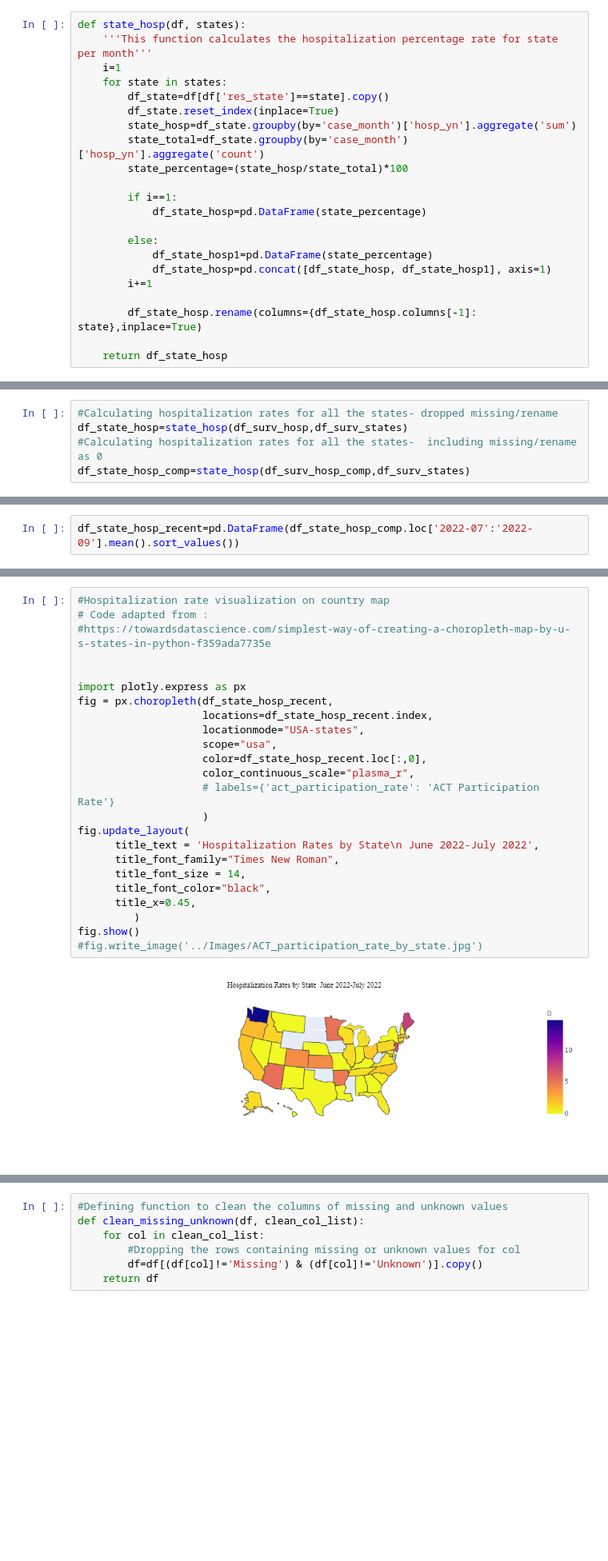
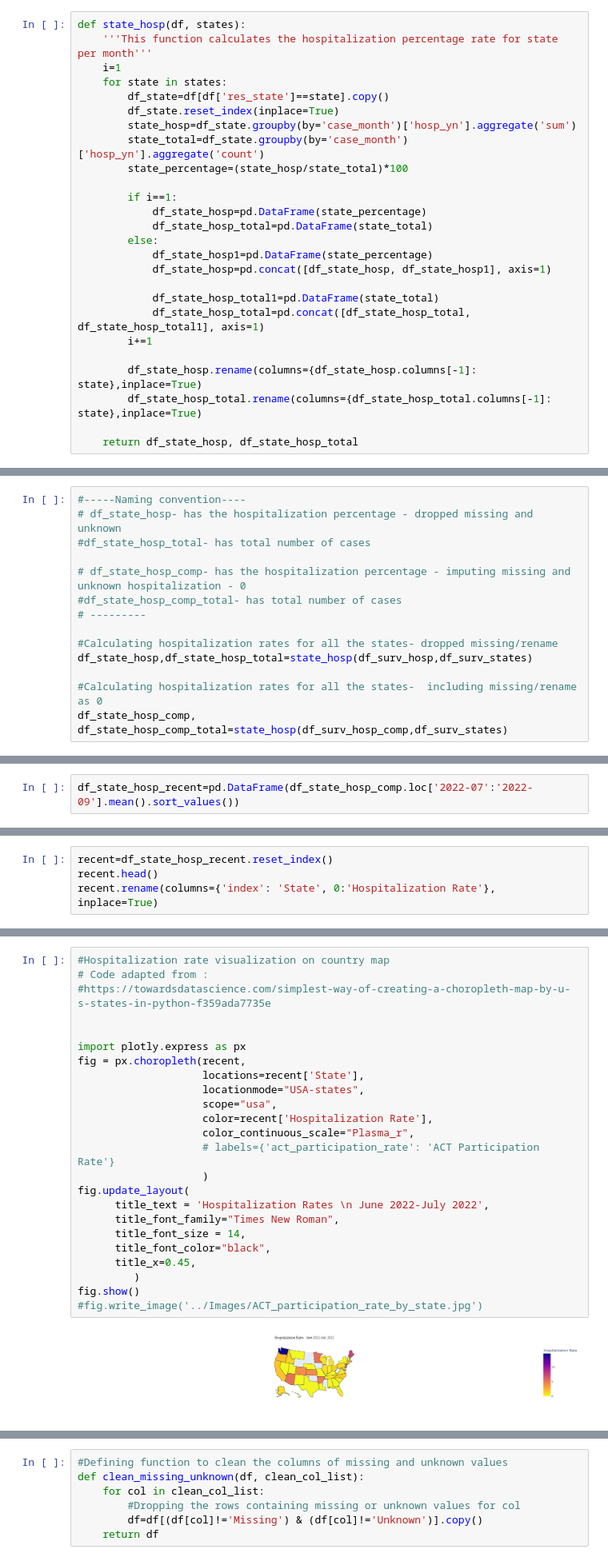
Before and after one commit to DeeVerma1/Project-4, a Jupyter notebook: code/02.3-EDA_COVID_Surveillance.ipynb, the cells around one changed output, grey strips where cells are left out. Shown at 80% size. Saved outputs shown, nothing was run; the diff lists cells and outputs as text; blank space fills up the shorter version.

```diff
--- a/code/02.3-EDA_COVID_Surveillance.ipynb
+++ b/code/02.3-EDA_COVID_Surveillance.ipynb
@@ -640,15 +735,19 @@ def state_hosp(df, states):
 
         if i==1:
             df_state_hosp=pd.DataFrame(state_percentage)
-
+            df_state_hosp_total=pd.DataFrame(state_total)
         else:
             df_state_hosp1=pd.DataFrame(state_percentage)
             df_state_hosp=pd.concat([df_state_hosp, df_state_hosp1], axis=1)
+
+            df_state_hosp_total1=pd.DataFrame(state_total)
+            df_state_hosp_total=pd.concat([df_state_hosp_total, df_state_hosp_total1], axis=1)
         i+=1
 
         df_state_hosp.rename(columns={df_state_hosp.columns[-1]: state},inplace=True)
+        df_state_hosp_total.rename(columns={df_state_hosp_total.columns[-1]: state},inplace=True)
 
-    return df_state_hosp
+    return df_state_hosp, df_state_hosp_total
 # %%
 def plot_state_hosp(df_state_hosp,states):
     '''This function creates the time plot of hospitalization rate for state'''
@@ -663,7 +762,16 @@ def plot_state_hosp(df_state_hosp,states):
     plt.legend();
     return
 # %%
+#-----Naming convention----
+# df_state_hosp- has the hospitalization percentage - dropped missing and unknown
+#df_state_hosp_total- has total number of cases
+
+# df_state_hosp_comp- has the hospitalization percentage - imputing missing and unknown hospitalization - 0
+#df_state_hosp_comp_total- has total number of cases
+# ---------
+
 #Calculating hospitalization rates for all the states- dropped missing/rename
-df_state_hosp=state_hosp(df_surv_hosp,df_surv_states)
+df_state_hosp,df_state_hosp_total=state_hosp(df_surv_hosp,df_surv_states)
+
 #Calculating hospitalization rates for all the states-  including missing/rename as 0
-df_state_hosp_comp=state_hosp(df_surv_hosp_comp,df_surv_states)
+df_state_hosp_comp, df_state_hosp_comp_total=state_hosp(df_surv_hosp_comp,df_surv_states)
@@ -748,0 +891,4 @@ df_state_hosp_recent.head()
+# %%
+recent=df_state_hosp_recent.reset_index()
+recent.head()
+recent.rename(columns={'index': 'State', 0:'Hospitalization Rate'}, inplace=True)
@@ -749,26 +899,26 @@ df_state_hosp_recent.head()
 # %%
 #Hospitalization rate visualization on country map
 # Code adapted from :
 #https://towardsdatascience.com/simplest-way-of-creating-a-choropleth-map-by-u-s-states-in-python-f359ada7735e
 
 
 import plotly.express as px
-fig = px.choropleth(df_state_hosp_recent,
-                    locations=df_state_hosp_recent.index,
+fig = px.choropleth(recent,
+                    locations=recent['State'],
                     locationmode="USA-states",
                     scope="usa",
-                    color=df_state_hosp_recent.loc[:,0],
-                    color_continuous_scale="plasma_r",
+                    color=recent['Hospitalization Rate'],
+                    color_continuous_scale="Plasma_r",
                     # labels={'act_participation_rate': 'ACT Participation Rate'}
                     )
 fig.update_layout(
-      title_text = 'Hospitalization Rates by State\n June 2022-July 2022',
+      title_text = 'Hospitalization Rates \n June 2022-July 2022',
       title_font_family="Times New Roman",
       title_font_size = 14,
       title_font_color="black",
       title_x=0.45,
          )
 fig.show()
 #fig.write_image('../Images/ACT_participation_rate_by_state.jpg')
 # %% [output]
-[figure, old version]
+[figure, new version]
```
Also changed, not shown: parts of 70 cells of this notebook, 5 other files.
